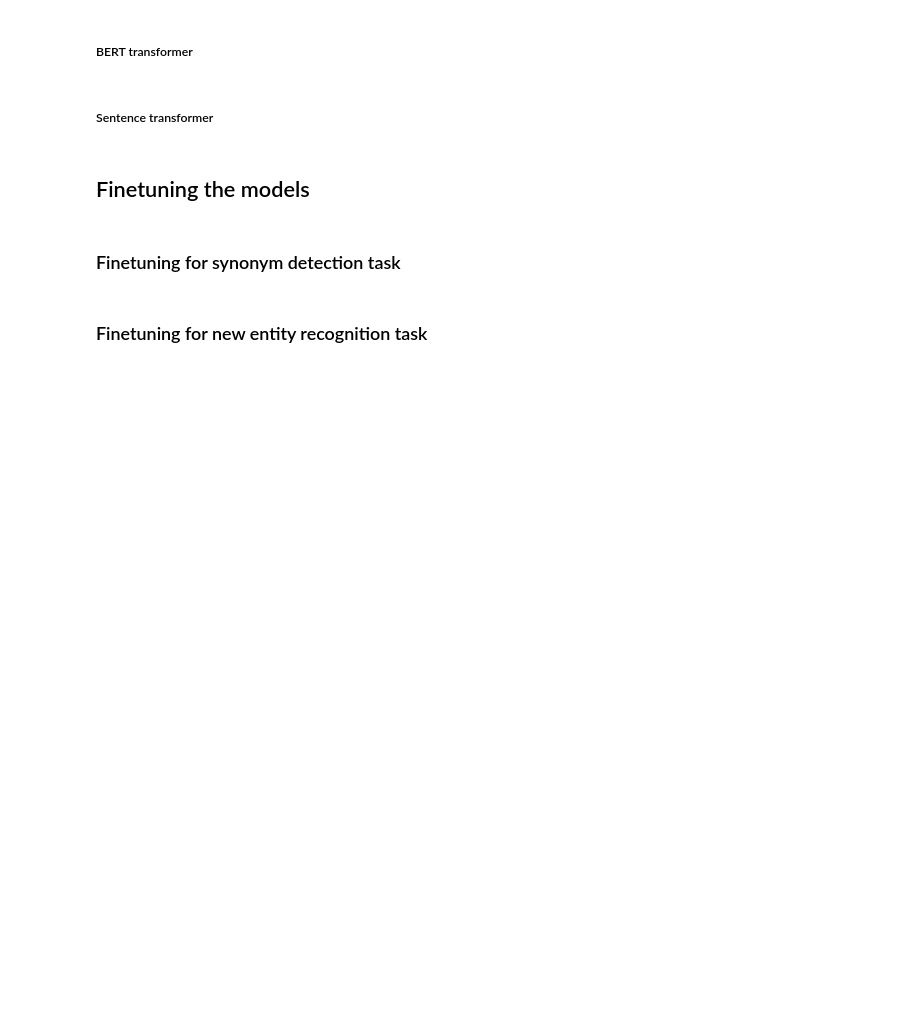
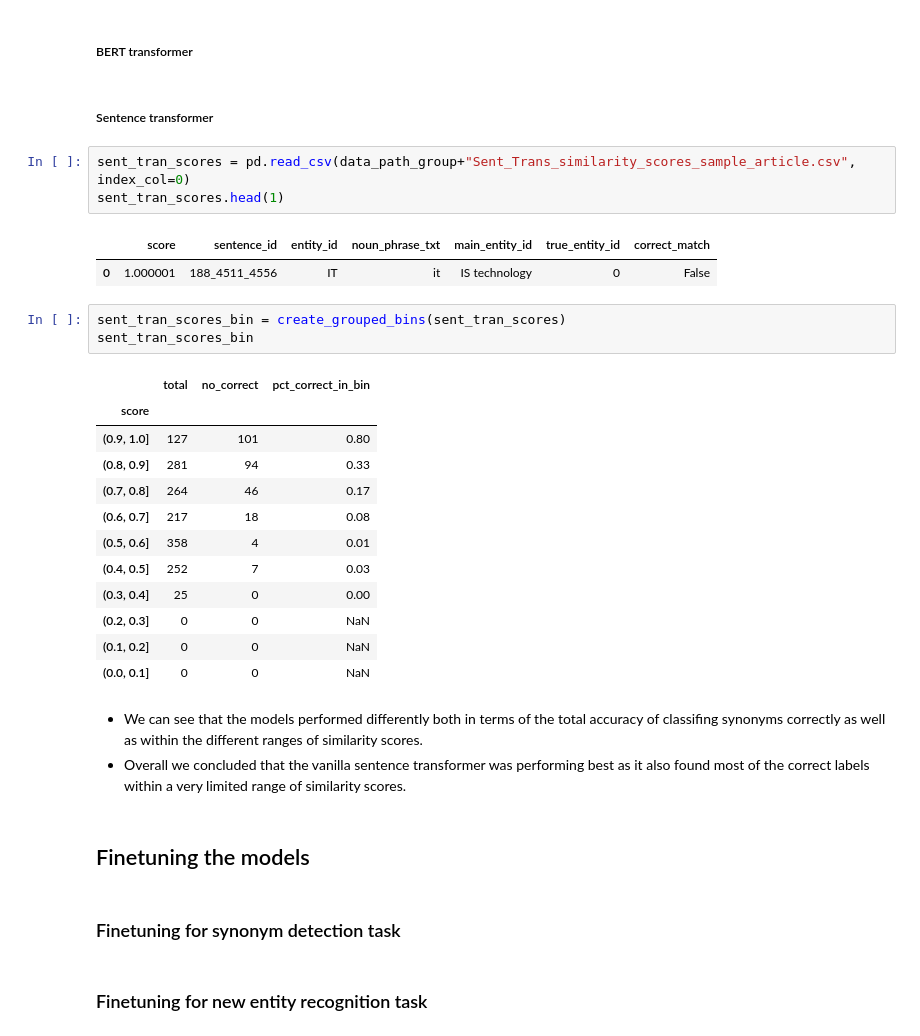
Before and after one commit to Heity94/TWSM_Lab, a Jupyter notebook: Project/Team1_ProjectReport_main.ipynb, the cells around one changed output. Saved outputs shown, nothing was run; the diff lists cells and outputs as text; blank space fills up the shorter version.

```diff
--- a/Project/Team1_ProjectReport_main.ipynb
+++ b/Project/Team1_ProjectReport_main.ipynb
@@ -413,6 +471,31 @@ wmd_scores = pd.read_csv(data_path_group+"WMD_similarity_scores_sample_article.c
 ##### BERT transformer
 # %% [markdown]
 ##### Sentence transformer
+# %%
+sent_tran_scores = pd.read_csv(data_path_group+"Sent_Trans_similarity_scores_sample_article.csv", index_col=0)
+sent_tran_scores.head(1)
+# %% [output]
+|  | score | sentence_id | entity_id | noun_phrase_txt | main_entity_id | true_entity_id | correct_match |
+| 0 | 1.000001 | 188_4511_4556 | IT | it | IS technology | 0 | False |
+# %%
+sent_tran_scores_bin = create_grouped_bins(sent_tran_scores)
+sent_tran_scores_bin
+# %% [output]
+|  | total | no_correct | pct_correct_in_bin |
+| score |  |  |  |
+| (0.9, 1.0] | 127 | 101 | 0.80 |
+| (0.8, 0.9] | 281 | 94 | 0.33 |
+| (0.7, 0.8] | 264 | 46 | 0.17 |
+| (0.6, 0.7] | 217 | 18 | 0.08 |
+| (0.5, 0.6] | 358 | 4 | 0.01 |
+| (0.4, 0.5] | 252 | 7 | 0.03 |
+| (0.3, 0.4] | 25 | 0 | 0.00 |
+| (0.2, 0.3] | 0 | 0 | NaN |
+| (0.1, 0.2] | 0 | 0 | NaN |
+| (0.0, 0.1] | 0 | 0 | NaN |
+# %% [markdown]
+- We can see that the models performed differently both in terms of the total accuracy of classifing synonyms correctly as well as within the different ranges of similarity scores.
+- Overall we concluded that the vanilla sentence transformer was performing best as it also found most of the correct labels within a very limited range of similarity scores.
 # %% [markdown]
 ## Finetuning the models
 # %% [markdown]
```
Also changed, not shown: parts of 7 cells of this notebook.
